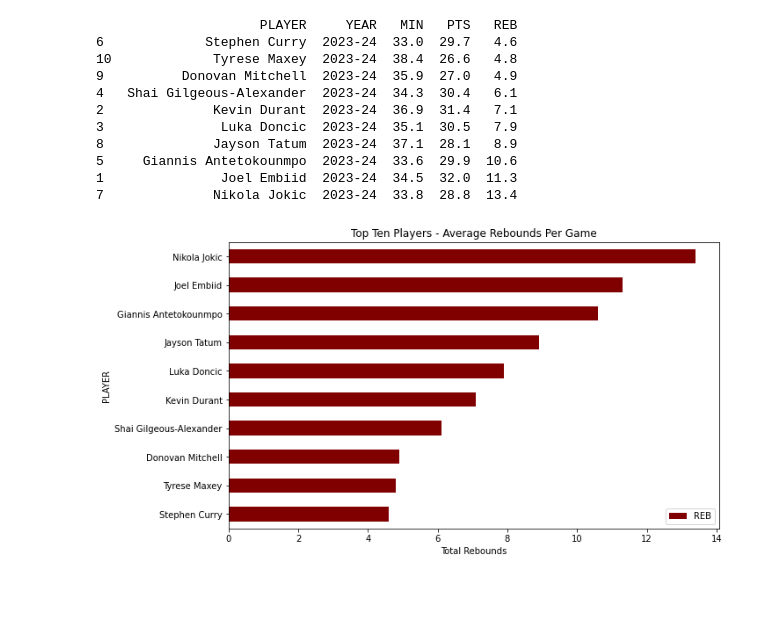
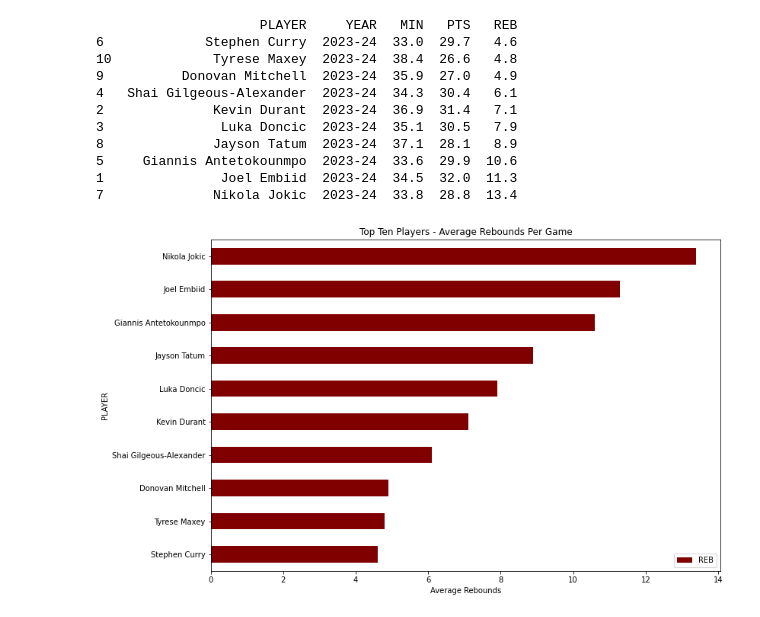
Before and after one commit to VincentGordon-Data-Analyst/nba-web-scraping-project, a Jupyter notebook: nba-clearning.ipynb, the cells around one changed output. Saved outputs shown, nothing was run; the diff lists cells and outputs as text; code cells hidden in the pictures; blank space fills up the shorter version.

Commit message:
Created dataframs for assists and rebounds

```diff
--- a/nba-clearning.ipynb
+++ b/nba-clearning.ipynb
@@ -104,6 +96,3 @@ plt.ylabel('Points')
 plt.show()
 # %% [output]
 [figure]
-# %%
-# Create a data frame of players with avg points of 15 or greater
-df = df.loc[df['PTS'] >= 15]
@@ -166,13 +191,13 @@ print(top_ten_rebounds_sorted)
 7              Nikola Jokic  2023-24  33.8  28.8  13.4
 # %%
 # Plotting bars in descending order
-top_ten_rebounds_sorted.plot.barh(x='PLAYER', y='REB', color='maroon', figsize=(10, 6))
+top_ten_rebounds_sorted.plot.barh(x='PLAYER', y='REB', color='maroon', figsize=(12, 8))
 
 # Adding labels and title
-plt.xlabel('Total Rebounds')
+plt.xlabel('Average Rebounds')
 plt.title('Top Ten Players - Average Rebounds Per Game')
 
 # Display the plot
 plt.show()
 # %% [output]
-[figure, old version]
+[figure, new version]
```
Also changed, not shown: parts of 12 cells of this notebook, 1 other file.
